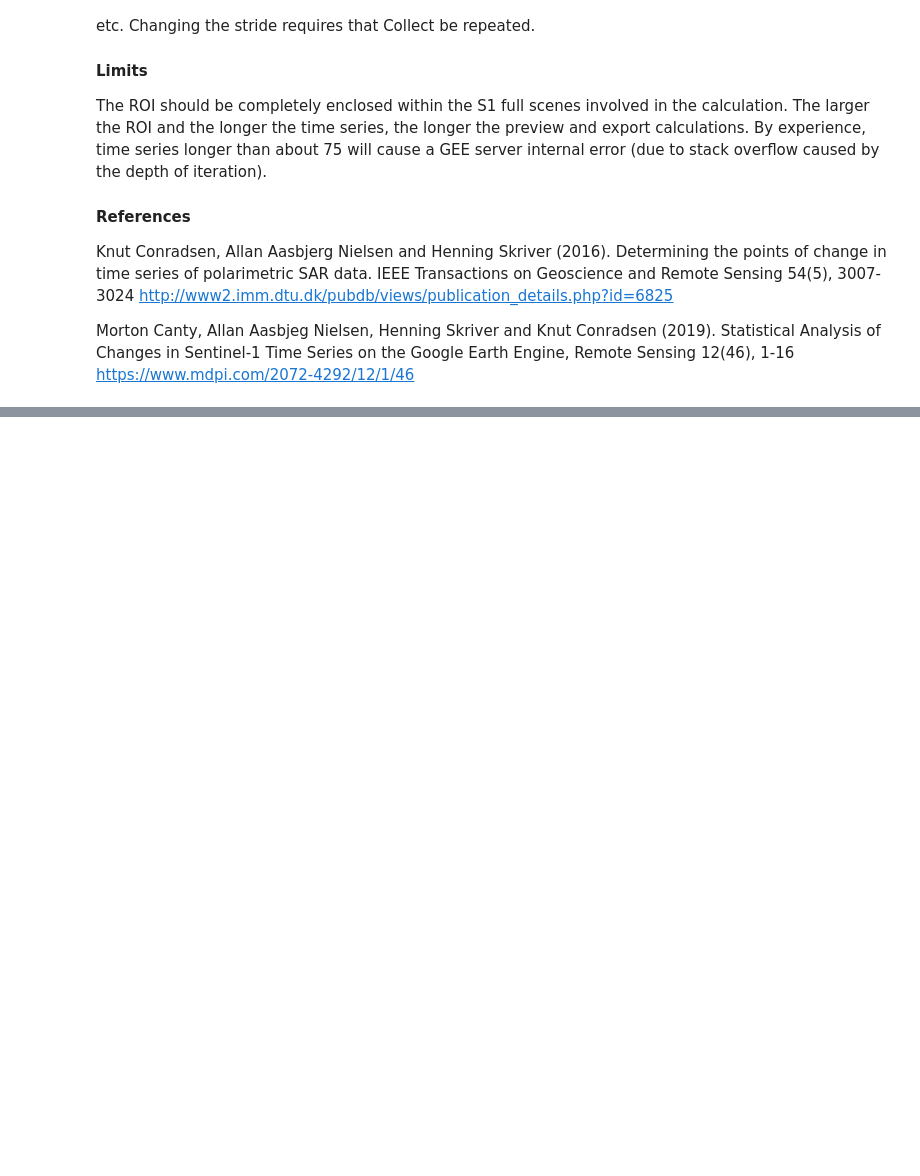
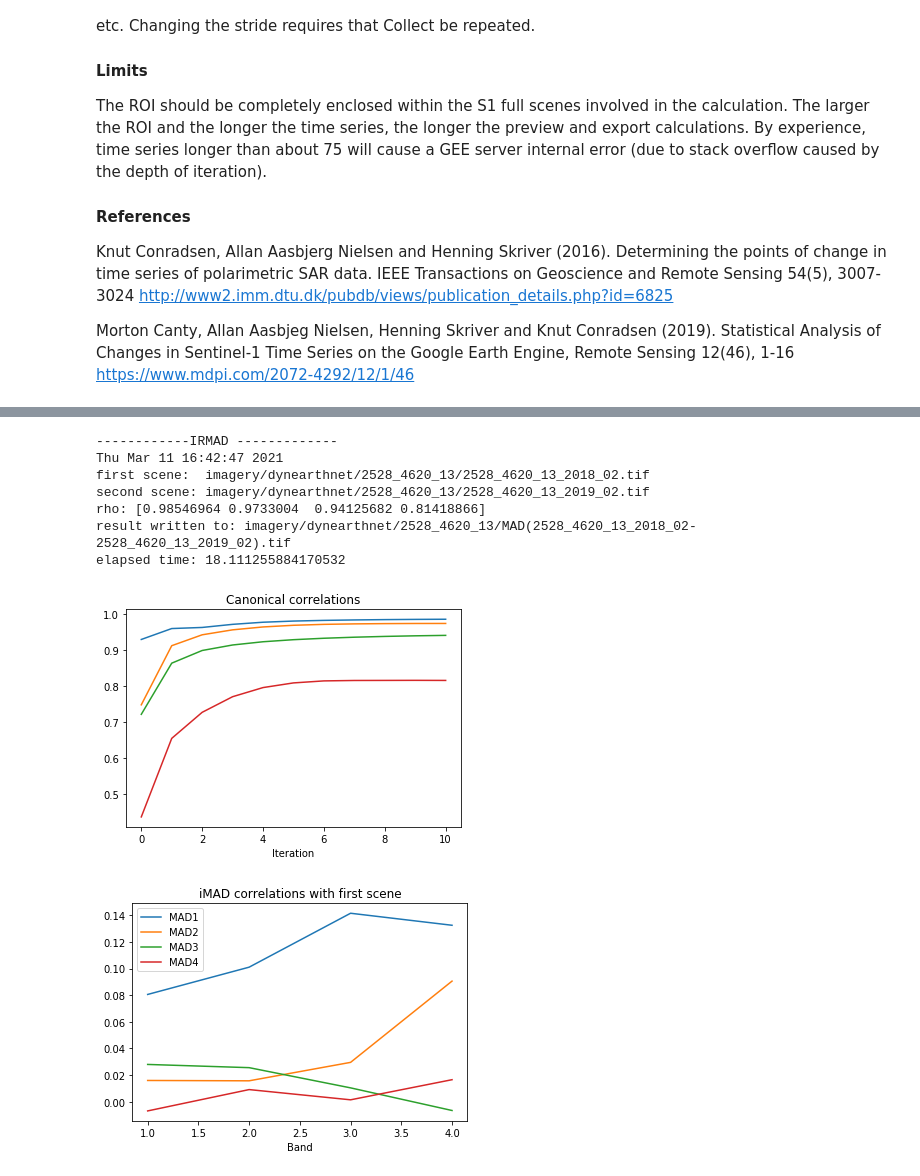
Before and after one commit to mortcanty/EESARDocker, a Jupyter notebook: src/interface.ipynb, the cells around one changed output, grey strips where cells are left out. Cells and saved outputs as stored; diff of their text form; code cells hidden in the pictures; blank space fills up the shorter version.

```diff
--- a/src/interface.ipynb
+++ b/src/interface.ipynb
@@ -90 +155,14 @@ ls imagery/eurosatS2
+# %%
+%run scripts/iMad -p [1,2,3,7] imagery/dynearthnet/2528_4620_13/2528_4620_13_2018_02.tif \
+imagery/dynearthnet/2528_4620_13/2528_4620_13_2019_02.tif
+# %% [output]
+------------IRMAD -------------
+Thu Mar 11 16:42:47 2021
+first scene:  imagery/dynearthnet/2528_4620_13/2528_4620_13_2018_02.tif
+second scene: imagery/dynearthnet/2528_4620_13/2528_4620_13_2019_02.tif
+rho: [0.98546964 0.9733004  0.94125682 0.81418866]
+result written to: imagery/dynearthnet/2528_4620_13/MAD(2528_4620_13_2018_02-2528_4620_13_2019_02).tif
+elapsed time: 18.111255884170532
+[figure, added]
+[figure, added]
 # %%
```
Also changed, not shown: parts of 9 cells of this notebook, 11 other files.
